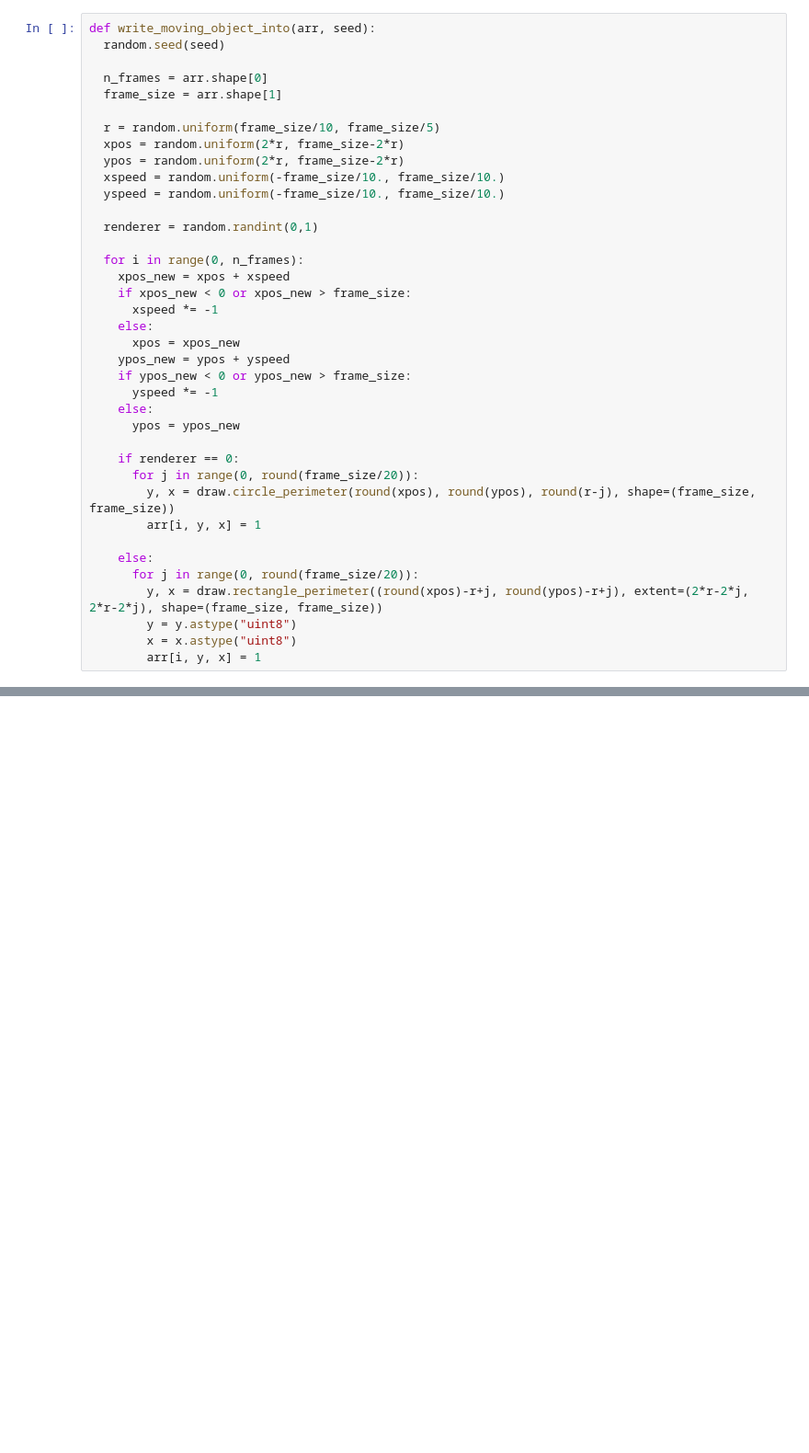
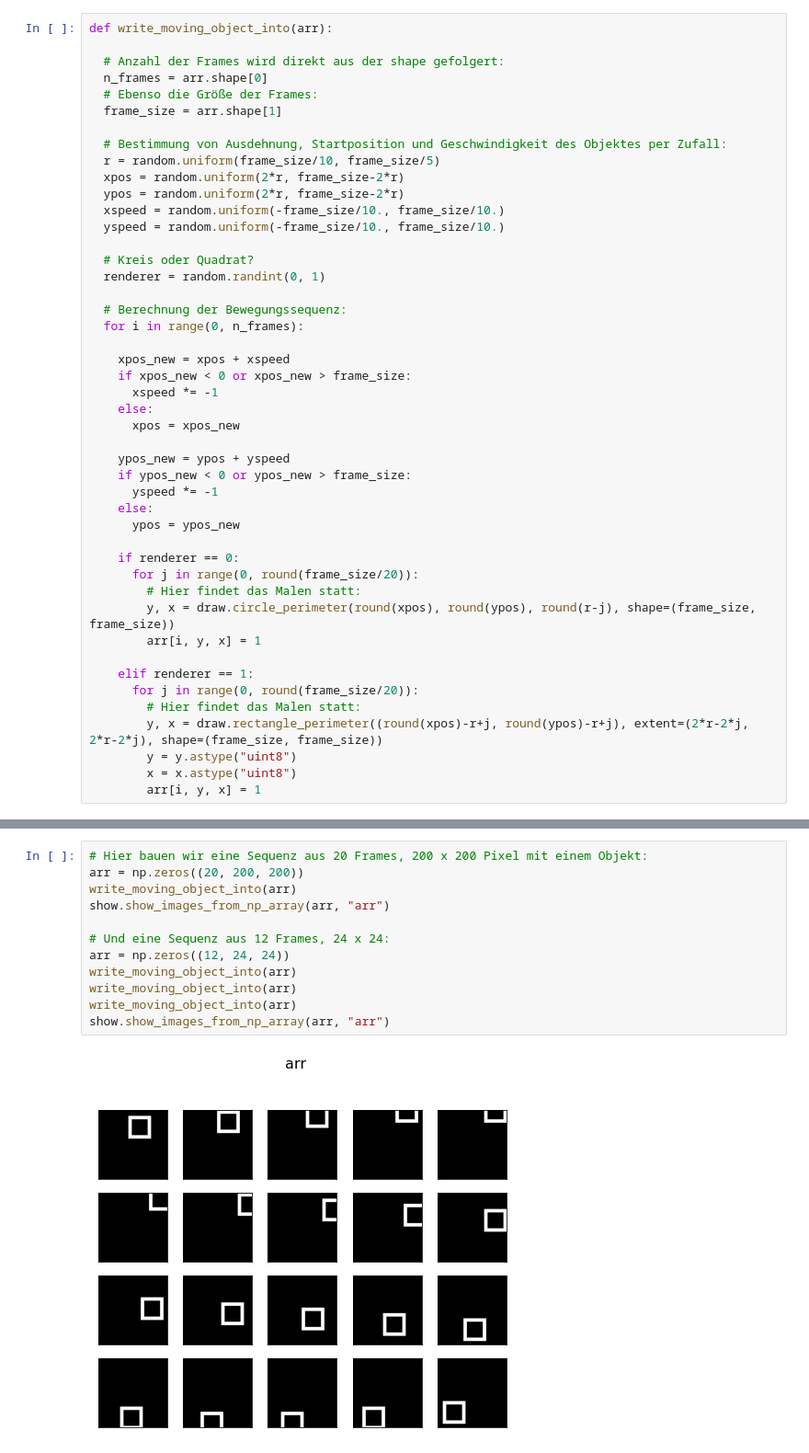
Before and after one commit to MaschinenNah/FramePred2021, a Jupyter notebook: FramePred2021_01_moving_objects.ipynb, the cells around one changed output, grey strips where cells are left out. Shown at 92% size. Cells and saved outputs as stored; diff of their text form; blank space fills up the shorter version.

```diff
--- a/FramePred2021_01_moving_objects.ipynb
+++ b/FramePred2021_01_moving_objects.ipynb
@@ -24,24 +55,30 @@ Eine Funktion, die ein bewegtes Objekt in ein Numpy Array hineinschreibt
 # %%
-def write_moving_object_into(arr, seed):
-  random.seed(seed)
+def write_moving_object_into(arr):
 
+  # Anzahl der Frames wird direkt aus der shape gefolgert:
   n_frames = arr.shape[0]
+  # Ebenso die Größe der Frames:
   frame_size = arr.shape[1]
 
+  # Bestimmung von Ausdehnung, Startposition und Geschwindigkeit des Objektes per Zufall:
   r = random.uniform(frame_size/10, frame_size/5)
   xpos = random.uniform(2*r, frame_size-2*r)
   ypos = random.uniform(2*r, frame_size-2*r)
   xspeed = random.uniform(-frame_size/10., frame_size/10.)
   yspeed = random.uniform(-frame_size/10., frame_size/10.)
 
-  renderer = random.randint(0,1)
+  # Kreis oder Quadrat?
+  renderer = random.randint(0, 1)
 
+  # Berechnung der Bewegungssequenz:
   for i in range(0, n_frames):
+
     xpos_new = xpos + xspeed
     if xpos_new < 0 or xpos_new > frame_size:
       xspeed *= -1
     else:
       xpos = xpos_new
+
     ypos_new = ypos + yspeed
     if ypos_new < 0 or ypos_new > frame_size:
       yspeed *= -1
@@ -50,11 +87,13 @@ def write_moving_object_into(arr, seed):
 
     if renderer == 0:
       for j in range(0, round(frame_size/20)):
+        # Hier findet das Malen statt:
         y, x = draw.circle_perimeter(round(xpos), round(ypos), round(r-j), shape=(frame_size, frame_size))
         arr[i, y, x] = 1
 
-    else:
+    elif renderer == 1:
       for j in range(0, round(frame_size/20)):
+        # Hier findet das Malen statt:
         y, x = draw.rectangle_perimeter((round(xpos)-r+j, round(ypos)-r+j), extent=(2*r-2*j, 2*r-2*j), shape=(frame_size, frame_size))
         y = y.astype("uint8")
         x = x.astype("uint8")
@@ -73,0 +103,14 @@ show.show_images_from_np_array(arr, "arr")
+# %%
+# Hier bauen wir eine Sequenz aus 20 Frames, 200 x 200 Pixel mit einem Objekt:
+arr = np.zeros((20, 200, 200))
+write_moving_object_into(arr)
+show.show_images_from_np_array(arr, "arr")
+
+# Und eine Sequenz aus 12 Frames, 24 x 24:
+arr = np.zeros((12, 24, 24))
+write_moving_object_into(arr)
+write_moving_object_into(arr)
+write_moving_object_into(arr)
+show.show_images_from_np_array(arr, "arr")
+# %% [output]
+[figure, added]
```
Also changed, not shown: parts of 14 cells of this notebook.
